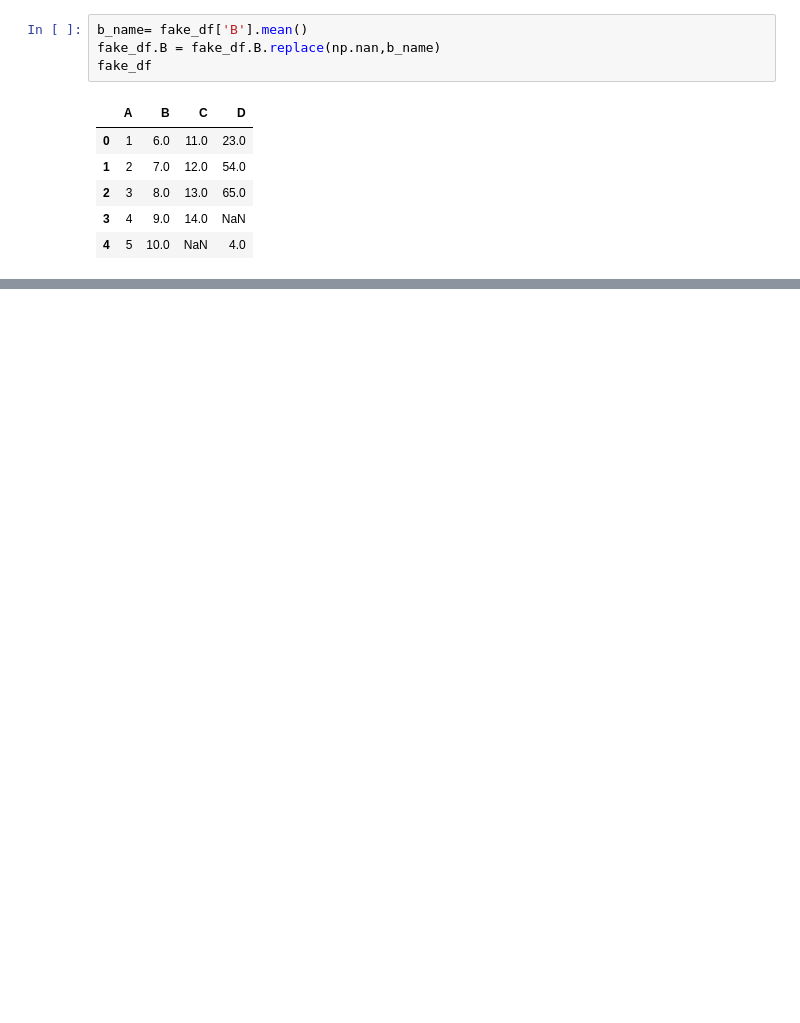
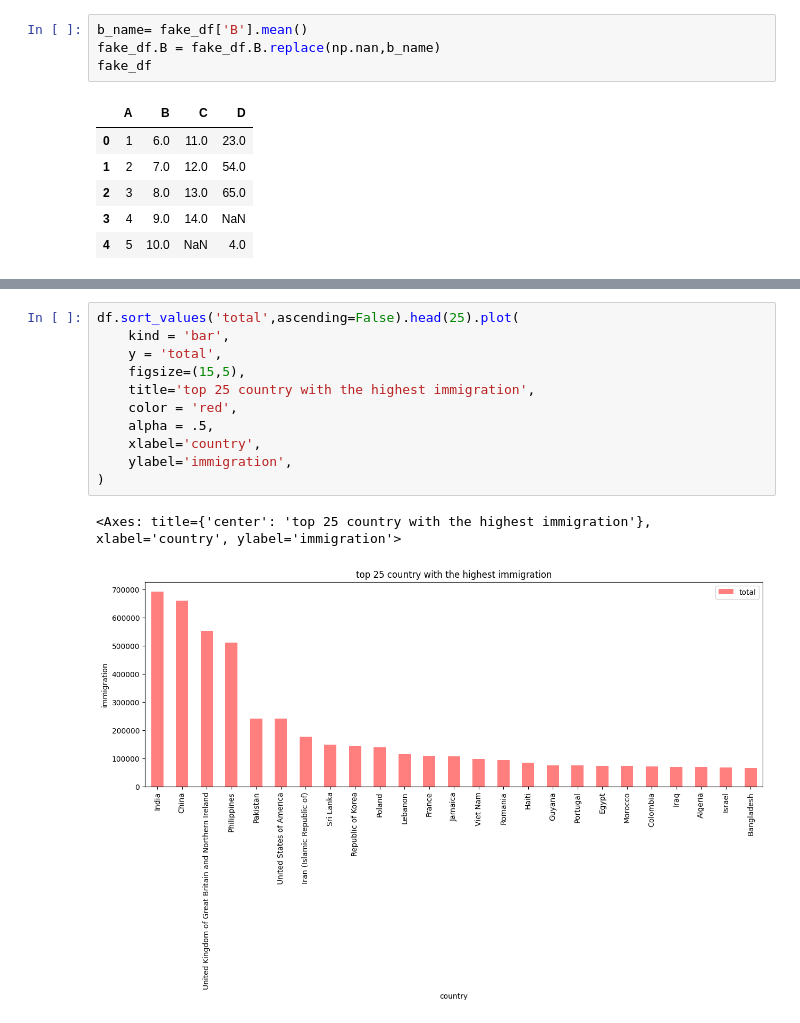
Before and after one commit to avichal077/python-data-science, a Jupyter notebook: pandas.ipynb, the cells around one changed output, grey strips where cells are left out. Saved outputs shown, nothing was run; the diff lists cells and outputs as text; blank space fills up the shorter version.

```diff
--- a/pandas.ipynb
+++ b/pandas.ipynb
@@ -854,0 +1037,14 @@ fake_df
+# %%
+df.sort_values('total',ascending=False).head(25).plot(
+    kind = 'bar',
+    y = 'total',
+    figsize=(15,5),
+    title='top 25 country with the highest immigration',
+    color = 'red',
+    alpha = .5,
+    xlabel='country',
+    ylabel='immigration',
+)
+# %% [output]
+<Axes: title={'center': 'top 25 country with the highest immigration'}, xlabel='country', ylabel='immigration'>
+[figure, added]
```
Also changed, not shown: parts of 25 cells of this notebook, 1 other file.
